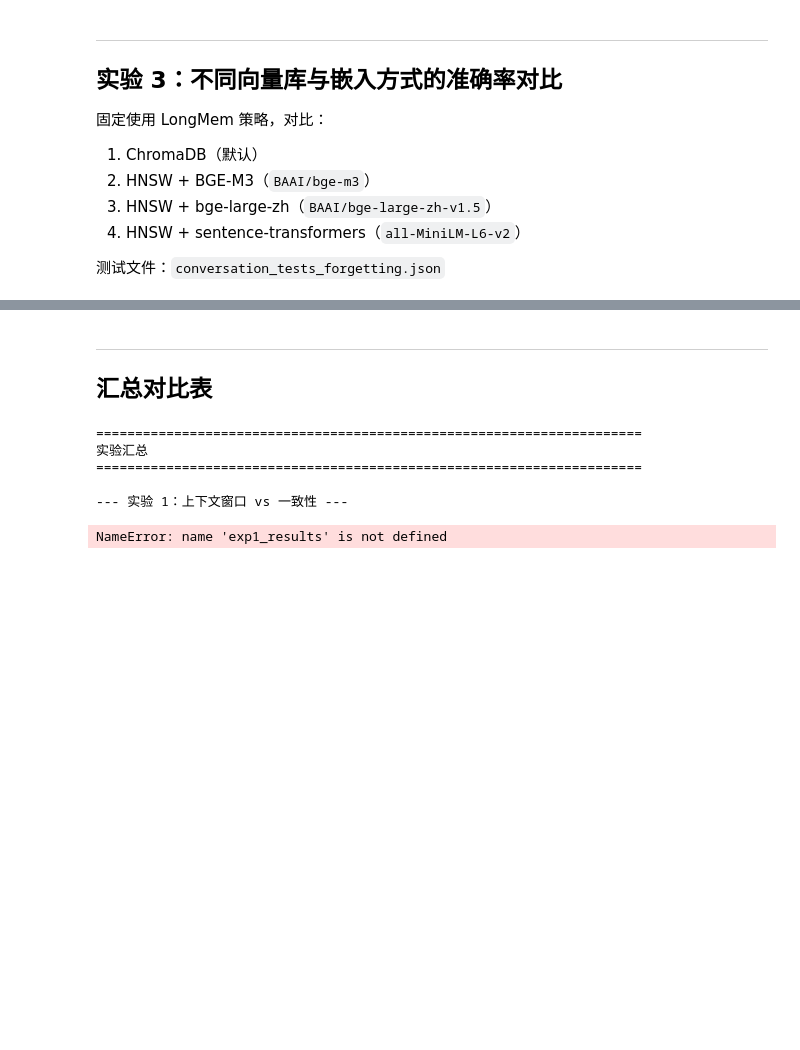
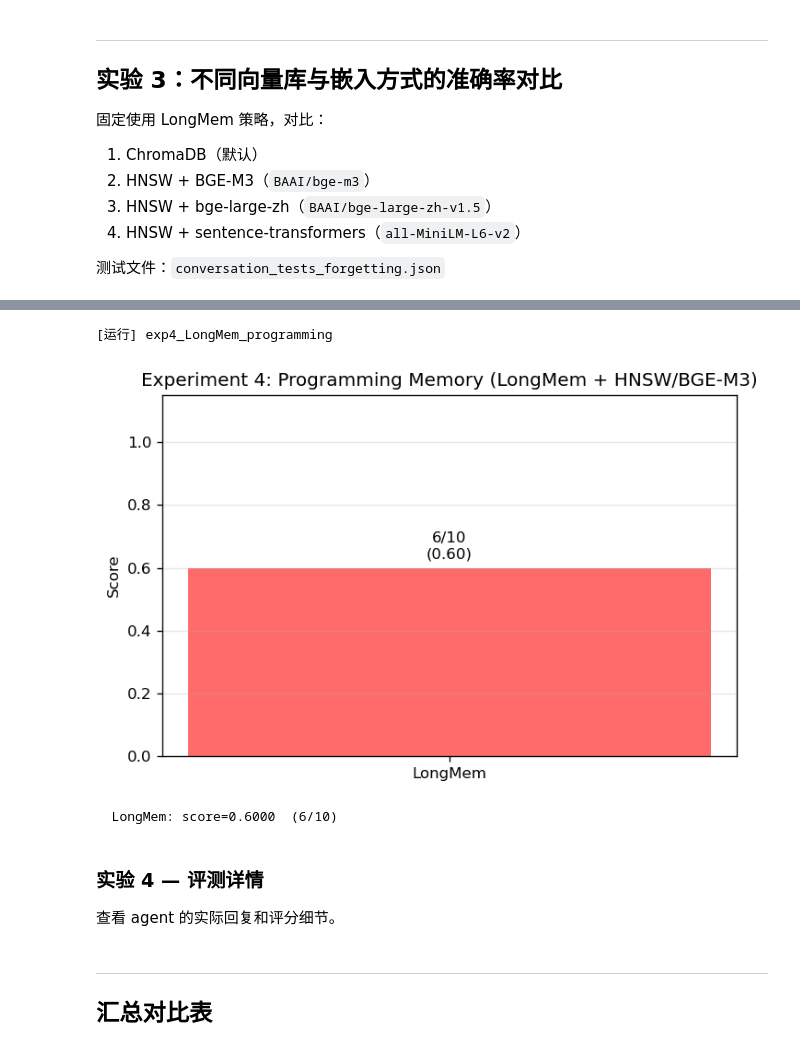
Before and after one commit to hujinda-art/core, a Jupyter notebook: experiments.ipynb, the cells around one changed output, grey strips where cells are left out. Drawn from its saved outputs; the diff is of its cells as text; code cells hidden in the pictures; blank space fills up the shorter version.

```diff
--- a/experiments.ipynb
+++ b/experiments.ipynb
@@ -232,7 +254,8 @@ print('\n'.join([
 LongMem 使用 ChromaDB 后端（默认）。
 # %%
 exp2_configs = [
-    {'tag': f'exp2_{s}', 'strategies': s, 'test_file': 'conversation_tests_forgetting.json'}
+    {'tag': f'exp2_{s}', 'strategies': s, 'test_file': 'conversation_tests_forgetting.json',
+     'env': {'EVAL_BASIC_PROMPTS': 'evaluator_basic.md'}}
     for s in ['ShortMem', 'LongMem']
 ]
 
@@ -280,10 +298,10 @@ plt.show()
 测试文件：`conversation_tests_forgetting.json`
 # %%
 BACKENDS = [
-    {'name': 'ChromaDB', 'env': {'LONG_MEM_BACKEND': 'chromadb'}},
-    {'name': 'HNSW+BGE-M3', 'env': {'LONG_MEM_BACKEND': 'hnsw', 'HNSW_EMBEDDING': 'bge-m3', 'HNSW_EMBEDDING_DEVICE': 'cpu'}},
-    {'name': 'HNSW+bge-large-zh', 'env': {'LONG_MEM_BACKEND': 'hnsw', 'HNSW_EMBEDDING': 'bge-large-zh', 'HNSW_EMBEDDING_DEVICE': 'cpu'}},
-    {'name': 'HNSW+sentence-transformers', 'env': {'LONG_MEM_BACKEND': 'hnsw', 'HNSW_EMBEDDING': 'sentence-transformers', 'HNSW_EMBEDDING_DEVICE': 'cpu'}},
+    {'name': 'ChromaDB', 'env': {'LONG_MEM_BACKEND': 'chromadb', 'EVAL_BASIC_PROMPTS': 'evaluator_basic.md'}},
+    {'name': 'HNSW+BGE-M3', 'env': {'LONG_MEM_BACKEND': 'hnsw', 'HNSW_EMBEDDING': 'bge-m3', 'HNSW_EMBEDDING_DEVICE': 'cpu', 'EVAL_BASIC_PROMPTS': 'evaluator_basic.md'}},
+    {'name': 'HNSW+bge-large-zh', 'env': {'LONG_MEM_BACKEND': 'hnsw', 'HNSW_EMBEDDING': 'bge-large-zh', 'HNSW_EMBEDDING_DEVICE': 'cpu', 'EVAL_BASIC_PROMPTS': 'evaluator_basic.md'}},
+    {'name': 'HNSW+sentence-transformers', 'env': {'LONG_MEM_BACKEND': 'hnsw', 'HNSW_EMBEDDING': 'sentence-transformers', 'HNSW_EMBEDDING_DEVICE': 'cpu', 'EVAL_BASIC_PROMPTS': 'evaluator_basic.md'}},
 ]
 
 exp3_configs = [
@@ -337,0 +357,42 @@ print('\n'.join([f'  {r["name"]:30s} score={r["score"]:.4f}  ({r["passed"]}/{r["
+# %%
+EXP4_BACKEND_ENV = {
+    'LONG_MEM_BACKEND': 'hnsw',
+    'HNSW_EMBEDDING': 'bge-m3',
+    'EVAL_PROGRAMMING_PROMPTS': 'evaluator_programming.md',
+}
+
+exp4_summary = run_test(
+    strategies='LongMem',
+    test_file='programming_test.json',
+    env=EXP4_BACKEND_ENV,
+    tag='exp4_LongMem_programming',
+)
+p, t = extract_passed_total(exp4_summary)
+exp4_result = {'strategy': 'LongMem', 'score': extract_score(exp4_summary), 'passed': p, 'total': t}
+# %% [output]
+[运行] exp4_LongMem_programming
+# %%
+fig, ax = plt.subplots(figsize=(6, 4))
+names = [exp4_result['strategy']]
+scores = [exp4_result['score']]
+colors = ['#FF6B6B']
+bars = ax.bar(names, scores, color=colors, width=0.4)
+for bar in bars:
+    ax.text(bar.get_x() + bar.get_width()/2, bar.get_height() + 0.02,
+            f'{exp4_result["passed"]}/{exp4_result["total"]}\n({exp4_result["score"]:.2f})',
+            ha='center', va='bottom', fontsize=10)
+ax.set_ylim(0, 1.15)
+ax.set_ylabel('Score')
+ax.set_title('Experiment 4: Programming Memory (LongMem + HNSW/BGE-M3)')
+ax.grid(True, axis='y', alpha=0.3)
+plt.tight_layout()
+plt.savefig(RESULT_DIR / 'exp4_programming_memory.png', dpi=150)
+plt.show()
+print(f'  LongMem: score={exp4_result["score"]:.4f}  ({exp4_result["passed"]}/{exp4_result["total"]})')
+# %% [output]
+[figure, added]
+  LongMem: score=0.6000  (6/10)
+# %% [markdown]
+### 实验 4 — 评测详情
+
+查看 agent 的实际回复和评分细节。
@@ -355,10 +422,6 @@ print('--- 实验 3：向量库/嵌入方式对比 ---')
 for r in exp3_results:
     print(f'  {r["name"]:30s}  {r["passed"]:2d}/{r["total"]:2d} = {r["score"]:.4f}')
 print()
+print('--- 实验 4：编程代码记忆 (LongMem + HNSW/BGE-M3) ---')
+print(f'  LongMem: {exp4_result["passed"]}/{exp4_result["total"]} = {exp4_result["score"]:.4f}')
+print()
-# %% [output]
-======================================================================
-实验汇总
-======================================================================
-
---- 实验 1：上下文窗口 vs 一致性 ---
-NameError: name 'exp1_results' is not defined
```
Also changed, not shown: parts of 9 cells of this notebook, 9 other files.
